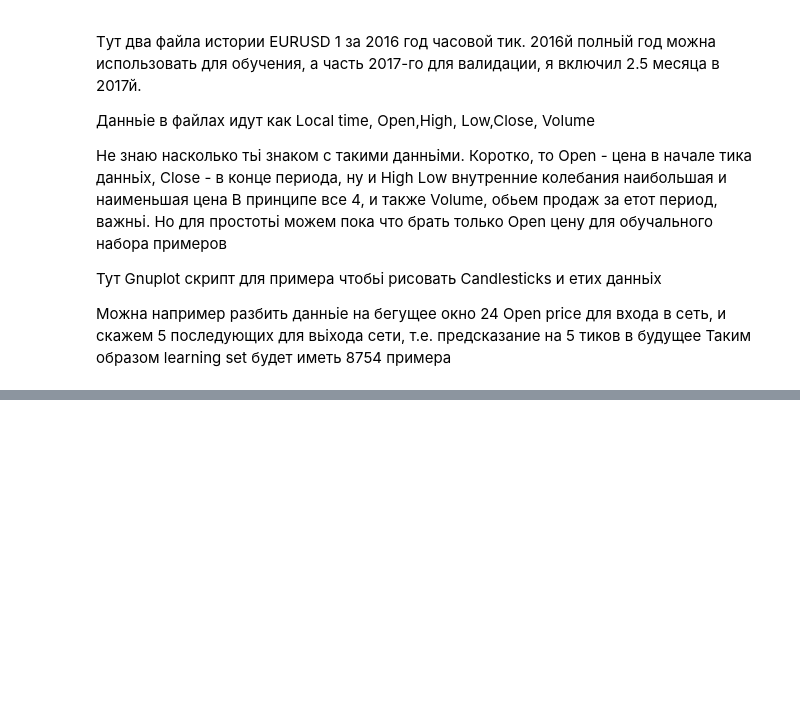
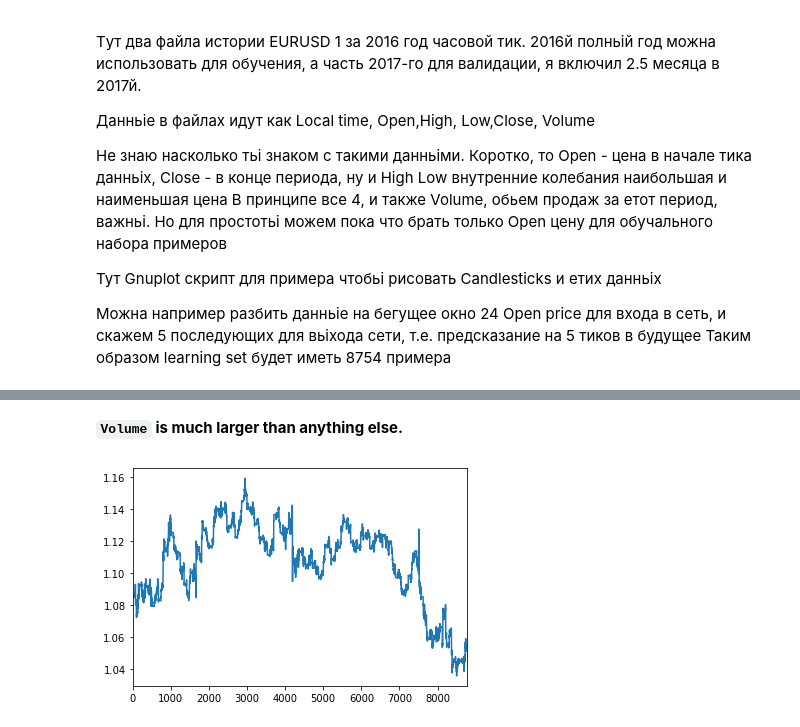
Before and after one commit to viktor-begun/ML_Trading, a Jupyter notebook: ML_Trading.ipynb, the cells around one changed output, grey strips where cells are left out. Saved outputs shown, nothing was run; the diff lists cells and outputs as text; code cells hidden in the pictures; blank space fills up the shorter version.

```diff
--- a/ML_Trading.ipynb
+++ b/ML_Trading.ipynb
@@ -35,0 +77,7 @@ EURUSD_1H_2016_df
+# %% [markdown]
+**`Volume` is much larger than anything else.**
+# %%
+# Plot only 'Open'
+EURUSD_1H_2016_df.Open.plot.line();
+# %% [output]
+[figure, added]
```
Also changed, not shown: parts of 24 cells of this notebook.
